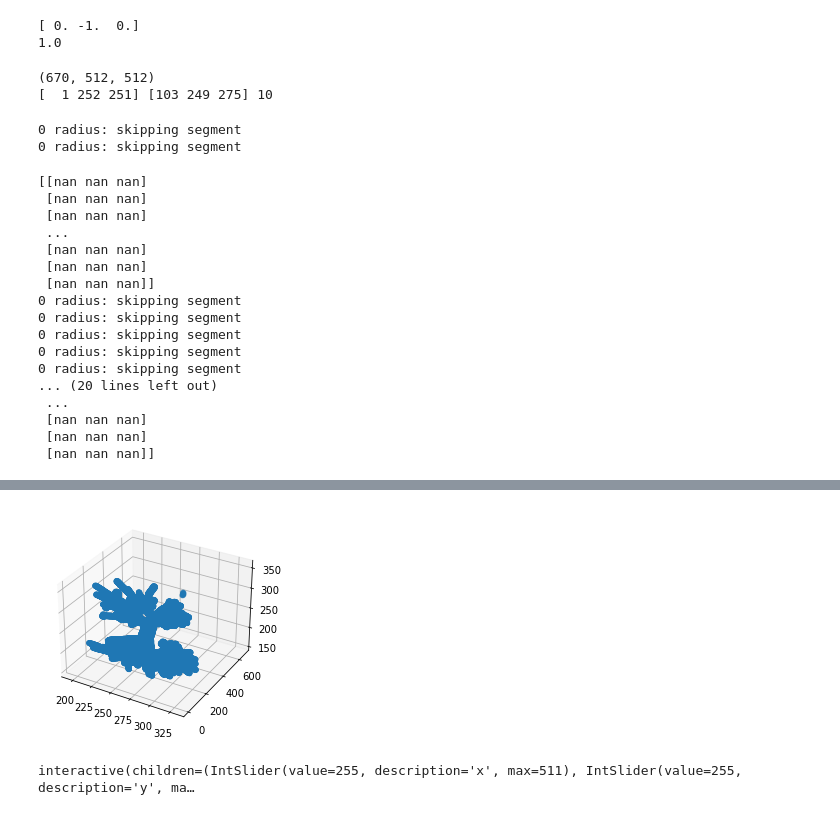
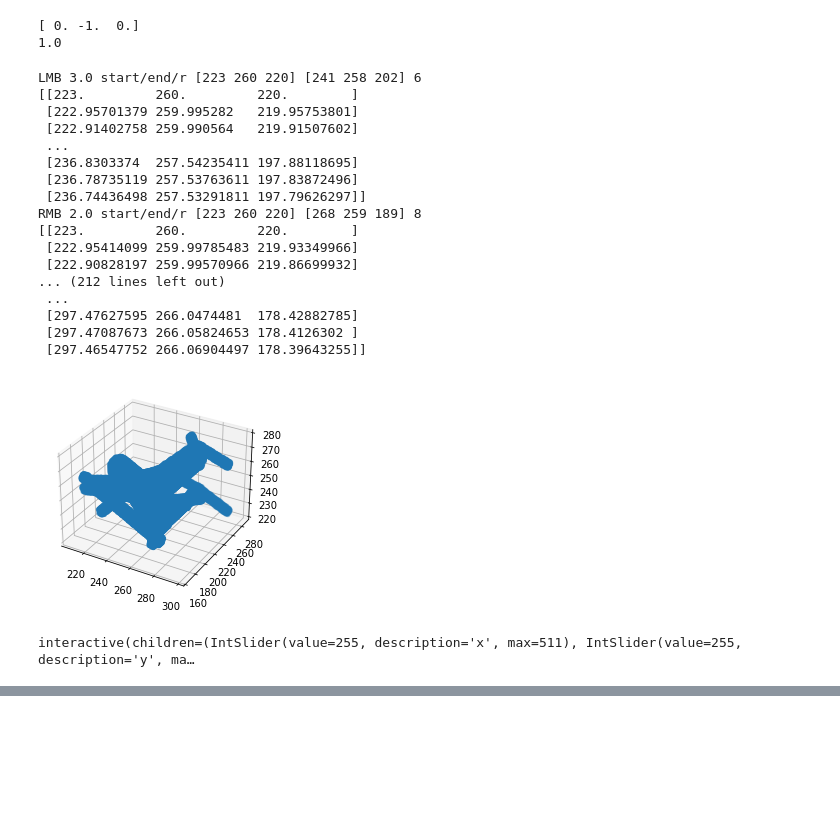
Before and after one commit to s-n-naik/airway_exploration, a Jupyter notebook: mask_calculations.ipynb, the cells around one changed output, grey strips where cells are left out. Cells and saved outputs as stored; diff of their text form; code cells hidden in the pictures; blank space fills up the shorter version.

```diff
--- a/mask_calculations.ipynb
+++ b/mask_calculations.ipynb
@@ -361,13 +440,13 @@ n1 /= scipy.linalg.norm(n1)
 
 # defining mask
 image = np.zeros(shape=img_array.shape, dtype=np.uint8)
-print(image.shape)
-start= np.array([startz, startx, starty])
-end= tree_w_coords.loc[tree_w_coords.endbpid == 1][['z','x', 'y']].values.squeeze()
+# print(image.shape)
+# start= np.array([startz, startx, starty])
+# end= tree_w_coords.loc[tree_w_coords.endbpid == 1][['z','x', 'y']].values.squeeze()
 
 # set radius and centres values
-r = tree_w_coords.loc[tree_w_coords.endbpid == 1]['radius'].item()
-print(start, end, r)
+# r = tree_w_coords.loc[tree_w_coords.endbpid == 1]['radius'].item()
+# print(start, end, r)
 
 def get_cyllinder(start, end, radius):
     p1 = np.array(start)
@@ -440,17 +519,19 @@ def _fill_tube(image, tube):
         image[int(tube[i][0]), int(tube[i][1]), int(tube[i][2])] = 255
     return image
 
-for i in tqdm(range(len(tree_w_coords)), desc='Building tree'):
+for i in tqdm(range(len(tree_w_coords.head(30))), desc='Building tree'):
     # set radius and centres values
     row = tree_w_coords.iloc[i]
     r = row['radius'].item()
+
+    start =  np.array(row[['parent_loc_z','parent_loc_y', 'parent_loc_x']].values.squeeze()).astype('int64')
+    end= np.array(row[['z','y', 'x']].values.squeeze()).astype('int64')
+    print(row.anatomicalname, row.endbpid,'start/end/r', start, end, r)
     if r == 0:
         print("0 radius: skipping segment")
         continue
-    start =  np.array(row[['parent_loc_z','parent_loc_x', 'parent_loc_y']].values.squeeze()).astype('int64')
-    end= np.array(row[['z','x', 'y']].values.squeeze()).astype('int64')
     tube = get_cyllinder(start, end, r)
-
+    print(tube)
     if tube is not None:
         try:
             image = _fill_tube(image, tube)
@@ -469,57 +550,56 @@ for i in tqdm(range(len(tree_w_coords)), desc='Building tree'):
 
 
 
 fig=plt.figure()
 ax = fig.add_subplot(projection='3d')
 xs, ys, zs = np.where(image==255)
-ax.scatter(zs, xs, ys)
+ax.scatter(xs, zs, ys)
+
+
 plt.show()
 
 # def fill_convex(arr):
 #     for i in range(arr.shape[0]):
 #         for j in range(arr.shape[1]):
 #             mask = slice(None), slice(i, i + 1), slice(j, j + 1)
 # #             print("mask",mask)
 #             line = arr[mask]
 #             k = np.where(line > 0)[0]
 #             if len(k):
 #                 start, stop = np.min(k), np.max(k)
 #                 line[start:stop] = 1
 #     return arr
 
 def fill_contours(arr):
     l_r = np.maximum.accumulate(arr).astype(bool)
     r_l = np.maximum.accumulate(arr[:,::-1])[:,::-1].astype(bool)
     return l_r & r_l
+# THERE ARE ERRORS HERE! : Nan issue with vectors to figure out, lengths seem smaller -->
 
-# image[p1[0]:p2[0],p1[1]:p2[1],p1[2]:p2[2]] =np.array([fill_contours(image[p1[0]:p2[0],p1[1]:p2[1],p1[2]:p2[2]][i]) for i in range(image[p1[0]:p2[0],p1[1]:p2[1],p1[2]:p2[2]].shape[0])])
-# print("sum", image.sum())
-# image = np.stack([fill_contours(arr) for arr in image])
+
 overlay = sitk.GetImageFromArray(image.astype('uint8'),isVector=False)
+# MAYBE SOMETHING WRONG HERE --> DOUBLE CHECK WHAT EXACTLY YOU'RE doing when matching these
 overlay.SetOrigin(aw_img.GetOrigin())
 overlay.SetDirection(aw_img.GetDirection())
-# # cyllinder + analytical --> what are the x/y smaller than radius defines the shape to binariese any fixed
-# display_overlay(aw_img, overlay)
+
 interactive_view(sitk.LabelOverlay(aw_img, overlay))
 # %% [output]
-(670, 512, 512)
-[  1 252 251] [103 249 275] 10
+LMB 3.0 start/end/r [223 260 220] [241 258 202] 6
+[[223.         260.         220.        ]
+ [222.95701379 259.995282   219.95753801]
+ [222.91402758 259.990564   219.91507602]
+ ...
+ [236.8303374  257.54235411 197.88118695]
+ [236.78735119 257.53763611 197.83872496]
+ [236.74436498 257.53291811 197.79626297]]
+RMB 2.0 start/end/r [223 260 220] [268 259 189] 8
+[[223.         260.         220.        ]
+ [222.95414099 259.99785483 219.93349966]
+ [222.90828197 259.99570966 219.86699932]
+... (212 lines left out)
+ ...
+ [297.47627595 266.0474481  178.42882785]
+ [297.47087673 266.05824653 178.4126302 ]
+ [297.46547752 266.06904497 178.39643255]]
+[figure, new version]
-0 radius: skipping segment
-0 radius: skipping segment
+interactive(children=(IntSlider(value=255, description='x', max=511), IntSlider(value=255, description='y', ma…
-[[nan nan nan]
- [nan nan nan]
- [nan nan nan]
- ...
- [nan nan nan]
- [nan nan nan]
- [nan nan nan]]
-0 radius: skipping segment
-0 radius: skipping segment
-0 radius: skipping segment
-0 radius: skipping segment
-0 radius: skipping segment
-... (20 lines left out)
- ...
- [nan nan nan]
- [nan nan nan]
- [nan nan nan]]
@@ -543,2 +605,0 @@ interactive_view(sitk.LabelOverlay(aw_img, overlay))
-[figure, old version]
-interactive(children=(IntSlider(value=255, description='x', max=511), IntSlider(value=255, description='y', ma…
```
Also changed, not shown: parts of 30 cells of this notebook.
